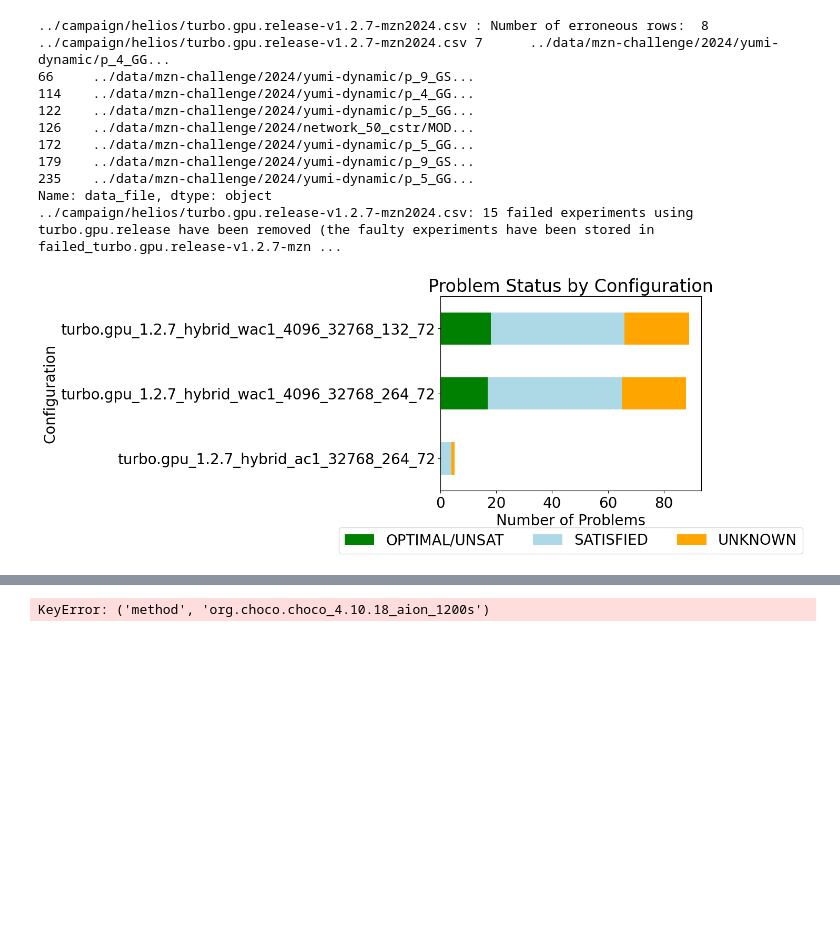
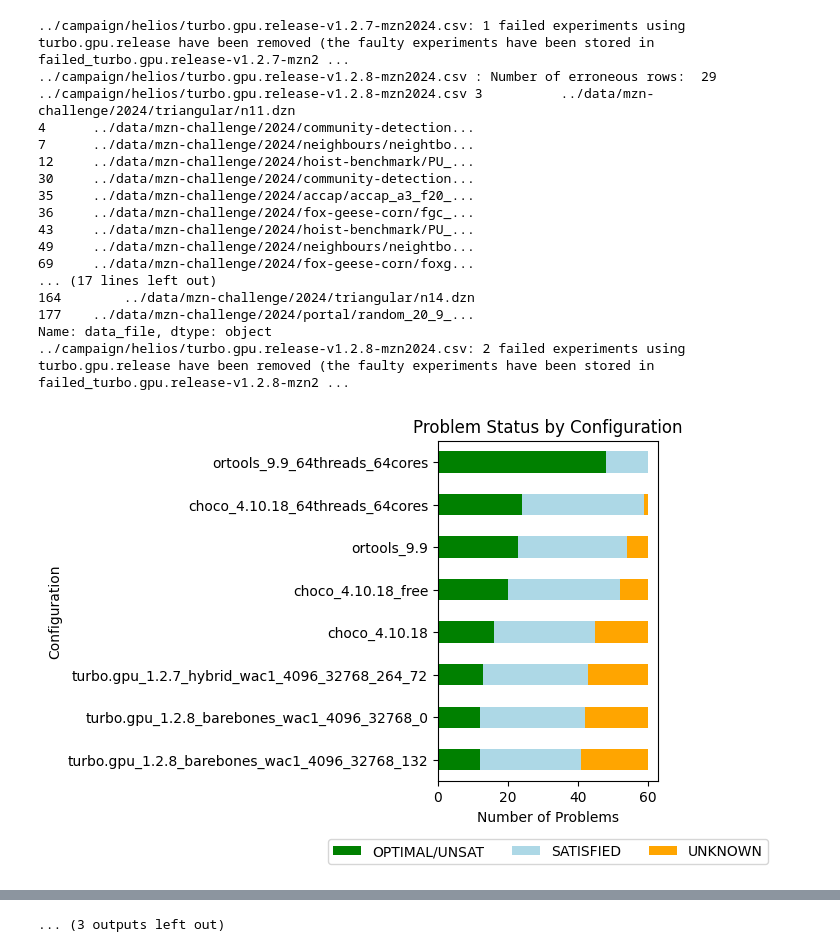
Before and after one commit to lattice-land/bench, a Jupyter notebook: benchmarks/analyzing/analysis.ipynb, the cells around one changed output, grey strips where cells are left out. Saved outputs shown, nothing was run; the diff lists cells and outputs as text; code cells hidden in the pictures; blank space fills up the shorter version.

Commit message:
Put back yumi in mzn2024.

```diff
--- a/benchmarks/analyzing/analysis.ipynb
+++ b/benchmarks/analyzing/analysis.ipynb
@@ -30,9 +30,10 @@ df = analysis.read_experiments([
   # "../campaign/helios/turbo.gpu.release-v1.2.4.csv",
   # "../campaign/helios/turbo.gpu.release-v1.2.5.csv",
   # "../campaign/helios/turbo.gpu.release-v1.2.6.csv",
-  "../campaign/helios/turbo.gpu.release-v1.2.7-mzn2024.csv"
-  # "../campaign/aion/org.choco.choco-v4.10.18-mzn2024.csv",
-  # "../campaign/aion/com.google.ortools.sat-v9.9.csv"
+  "../campaign/helios/turbo.gpu.release-v1.2.7-mzn2024.csv",
+  "../campaign/helios/turbo.gpu.release-v1.2.8-mzn2024.csv",
+  "../campaign/aion/org.choco.choco-v4.10.18-mzn2024.csv",
+  "../campaign/aion/com.google.ortools.sat-v9.9.csv"
   # "../campaign/iris/turbo.gpu.release-v1.2.4.csv",
   # "../campaign/precision7750/turbo.cpu.release-v1.2.6-analysis.csv"
   # "../campaign/aion/turbo.cpu.release-v1.2.7-mzn2024-analysis.csv"
@@ -65,7 +66,7 @@ df = df[df['model_data_file'].isin(mzn_data)]
 # analysis.analyse_tnf_per_problem(df)
 # analysis.heatmap_operators(df)
 
-# df = analysis.intersect(df)
+df = analysis.intersect(df)
 
 # choco = analysis.read_experiments([
 #   "../campaign/aion/org.choco.choco-v4.10.18-mzn2024.csv"
@@ -82,47 +83,62 @@ df = df[df['model_data_file'].isin(mzn_data)]
 
 # print(df[df['preprocessing_time'] >= 1200])
 
 # analysis.analyse_tnf_per_problem(df[df['uid'] == "turbo.gpu.release_1.2.4_precision5820_300s_hybrid_ac1_4096_128"])
 
 analysis.plot_overall_result(df)
 # display(HTML(analysis.metrics_table(df[df['mzn_solver'].str.startswith("turbo")]).to_html()))
 metrics = analysis.metrics_table(df)
 display(HTML(metrics.to_html()))
 # print(metrics[metrics['short_uid'] != "turbo.gpu_1.2.7_hybrid_wac1_4096_32768_264_72"][['short_uid', 'avg_nodes_per_second','median_nodes_per_second','avg_fp_iterations_per_second','median_fp_iterations_per_second', 'avg_propagator_mem_mb', 'median_propagator_mem_mb', 'avg_store_mem_kb', 'median_store_mem_kb', 'problem_with_store_shared', 'problem_with_props_shared']].T.to_latex(index=True))
 
 sorted_metrics = metrics.sort_values(by=['problem_optimal', 'problem_sat', 'avg_nodes_per_second', 'version'], ascending=[False, False, False, True])
 print(sorted_metrics[['short_uid','avg_nodes_per_second','problem_optimal', 'problem_sat', 'problem_unknown']].to_markdown(index=False))
 # print(sorted_metrics[['short_uid','problem_optimal', 'problem_sat', 'problem_unknown']].to_latex(index=False))
 
 # analysis.plot_time_distribution("hybrid264-wac1-4096-sub15", df[df['uid'] == "turbo.gpu.release_1.2.7_helios_1200s_hybrid_wac1_4096_32768_264_72"])
 
 # analysis.comparison_table_md(df, "turbo.gpu.release_1.2.4_precision5820_300s_hybrid_ac1_4096_128_10", "turbo.gpu.release_1.2.5_precision5820_300s_hybrid_ac1_4096_128_10")
 
 # print(analysis.list_problem_where_leq(df, "nodes", "turbo.gpu.release_1.2.0_precision5820_300s_4096_64_256", "turbo.gpu.release_1.2.1_precision5820_300s_4096_64_1024"))
 
-p = analysis.compare_solvers_pie_chart(df, "turbo.gpu.release_1.2.7_helios_1200s_hybrid_wac1_4096_32768_132_72", "org.choco.choco_4.10.18_aion_1200s", "TNC", "Choco")
+p = analysis.compare_solvers_pie_chart(df, "turbo.gpu.release_1.2.8_helios_1200s_barebones_wac1_4096_32768_132", "turbo.gpu.release_1.2.7_helios_1200s_hybrid_wac1_4096_32768_264_72", "TNC1.2.8", "TNC1.2.7")
+
+p = analysis.compare_solvers_pie_chart(df, "turbo.gpu.release_1.2.7_helios_1200s_hybrid_wac1_4096_32768_264_72", "org.choco.choco_4.10.18_aion_1200s", "TNC", "Choco")
+p = analysis.compare_solvers_pie_chart(df, "turbo.gpu.release_1.2.8_helios_1200s_barebones_wac1_4096_32768_132", "org.choco.choco_4.10.18_aion_1200s", "TNC", "Choco")
+
 # print(p[p['Comparison'] == 'Error'])
-p = analysis.compare_solvers_pie_chart(df, "turbo.gpu.release_1.2.7_helios_1200s_hybrid_wac1_4096_32768_132_72", "org.choco.choco_4.10.18_aion_1200s_free", "TNC", "Choco (free)")
-p = analysis.compare_solvers_pie_chart(df, "turbo.gpu.release_1.2.7_helios_1200s_hybrid_wac1_4096_32768_132_72", "org.choco.choco_4.10.18_aion_1200s_64threads_64cores", "TNC", "Choco (64 threads)")
+p = analysis.compare_solvers_pie_chart(df, "turbo.gpu.release_1.2.7_helios_1200s_hybrid_wac1_4096_32768_264_72", "org.choco.choco_4.10.18_aion_1200s_free", "TNC", "Choco (free)")
+p = analysis.compare_solvers_pie_chart(df, "turbo.gpu.release_1.2.7_helios_1200s_hybrid_wac1_4096_32768_264_72", "org.choco.choco_4.10.18_aion_1200s_64threads_64cores", "TNC", "Choco (64 threads)")
 # p = analysis.compare_solvers_pie_chart(df, "turbo.gpu.release_1.2.7_helios_1200s_hybrid_wac1_4096_32768_264_72", "org.choco.choco_4.10.18_aion_1200s_64threads_64cores")
-p = analysis.compare_solvers_pie_chart(df, "turbo.gpu.release_1.2.7_helios_1200s_hybrid_wac1_4096_32768_132_72", "com.google.ortools.sat_9.9_aion_1200s", "TNC", "OR-Tools")
-p = analysis.compare_solvers_pie_chart(df, "turbo.gpu.release_1.2.7_helios_1200s_hybrid_wac1_4096_32768_132_72", "com.google.ortools.sat_9.9_aion_1200s_64threads_64cores", "TNC", "OR-Tools (64 threads)")
+p = analysis.compare_solvers_pie_chart(df, "turbo.gpu.release_1.2.7_helios_1200s_hybrid_wac1_4096_32768_264_72", "com.google.ortools.sat_9.9_aion_1200s", "TNC", "OR-Tools")
+p = analysis.compare_solvers_pie_chart(df, "turbo.gpu.release_1.2.7_helios_1200s_hybrid_wac1_4096_32768_264_72", "com.google.ortools.sat_9.9_aion_1200s_64threads_64cores", "TNC", "OR-Tools (64 threads)")
 # print(p[p['Comparison'] == 'turbo.gpu.release_1.2.7_helios_1200s_hybrid_wac1_4096_32768_264_72 better'])
 
+p = analysis.compare_solvers_pie_chart(df, "turbo.gpu.release_1.2.8_helios_1200s_barebones_wac1_4096_32768_132", "org.choco.choco_4.10.18_aion_1200s_free", "TNC1.2.8", "Choco (free)")
+p = analysis.compare_solvers_pie_chart(df, "turbo.gpu.release_1.2.8_helios_1200s_barebones_wac1_4096_32768_132", "org.choco.choco_4.10.18_aion_1200s_64threads_64cores", "TNC1.2.8", "Choco (64 threads)")
+# p = analysis.compare_solvers_pie_chart(df, "turbo.gpu.release_1.2.7_helios_1200s_hybrid_wac1_4096_32768_264_72", "org.choco.choco_4.10.18_aion_1200s_64threads_64cores")
+p = analysis.compare_solvers_pie_chart(df, "turbo.gpu.release_1.2.8_helios_1200s_barebones_wac1_4096_32768_132", "com.google.ortools.sat_9.9_aion_1200s", "TNC1.2.8", "OR-Tools")
+p = analysis.compare_solvers_pie_chart(df, "turbo.gpu.release_1.2.8_helios_1200s_barebones_wac1_4096_32768_132", "com.google.ortools.sat_9.9_aion_1200s_64threads_64cores", "TNC1.2.8", "OR-Tools (64 threads)")
 # p = analysis.compare_solvers_pie_chart(df, "turbo.gpu.release_1.2.6_helios_1200s_hybrid_wac1_4096_32768_264_72", "turbo.gpu.release_1.2.6_helios_1200s_hybrid_wac1_4096_131072_264_72")
 # print(p[p['Comparison'] == 'Error'])
 # print(p[p['Comparison'] == 'turbo.gpu.release_1.2.5_precision5820_300s_hybrid_ac1_4096_128_10 better'])
 # %% [output]
-../campaign/helios/turbo.gpu.release-v1.2.7-mzn2024.csv : Number of erroneous rows:  8
-../campaign/helios/turbo.gpu.release-v1.2.7-mzn2024.csv 7      ../data/mzn-challenge/2024/yumi-dynamic/p_4_GG...
-66     ../data/mzn-challenge/2024/yumi-dynamic/p_9_GS...
-114    ../data/mzn-challenge/2024/yumi-dynamic/p_4_GG...
-122    ../data/mzn-challenge/2024/yumi-dynamic/p_5_GG...
-126    ../data/mzn-challenge/2024/network_50_cstr/MOD...
-172    ../data/mzn-challenge/2024/yumi-dynamic/p_5_GG...
-179    ../data/mzn-challenge/2024/yumi-dynamic/p_9_GS...
-235    ../data/mzn-challenge/2024/yumi-dynamic/p_5_GG...
+../campaign/helios/turbo.gpu.release-v1.2.7-mzn2024.csv: 1 failed experiments using turbo.gpu.release have been removed (the faulty experiments have been stored in failed_turbo.gpu.release-v1.2.7-mzn2 ...
+../campaign/helios/turbo.gpu.release-v1.2.8-mzn2024.csv : Number of erroneous rows:  29
+../campaign/helios/turbo.gpu.release-v1.2.8-mzn2024.csv 3          ../data/mzn-challenge/2024/triangular/n11.dzn
+4      ../data/mzn-challenge/2024/community-detection...
+7      ../data/mzn-challenge/2024/neighbours/neightbo...
+12     ../data/mzn-challenge/2024/hoist-benchmark/PU_...
+30     ../data/mzn-challenge/2024/community-detection...
+35     ../data/mzn-challenge/2024/accap/accap_a3_f20_...
+36     ../data/mzn-challenge/2024/fox-geese-corn/fgc_...
+43     ../data/mzn-challenge/2024/hoist-benchmark/PU_...
+49     ../data/mzn-challenge/2024/neighbours/neightbo...
+69     ../data/mzn-challenge/2024/fox-geese-corn/foxg...
+... (17 lines left out)
+164        ../data/mzn-challenge/2024/triangular/n14.dzn
+177    ../data/mzn-challenge/2024/portal/random_20_9_...
 Name: data_file, dtype: object
-../campaign/helios/turbo.gpu.release-v1.2.7-mzn2024.csv: 15 failed experiments using turbo.gpu.release have been removed (the faulty experiments have been stored in failed_turbo.gpu.release-v1.2.7-mzn ...
+../campaign/helios/turbo.gpu.release-v1.2.8-mzn2024.csv: 2 failed experiments using turbo.gpu.release have been removed (the faulty experiments have been stored in failed_turbo.gpu.release-v1.2.8-mzn2 ...
-[figure, old version]
+[figure, new version]
 |  | uid | version | machine | short_uid | avg_nodes_per_second | median_nodes_per_second | ... |
@@ -137 +171 @@ Name: data_file, dtype: object
-KeyError: ('method', 'org.choco.choco_4.10.18_aion_1200s')
+... (3 outputs left out)
```
Also changed, not shown: parts of 1 cell of this notebook, 4 other files.
